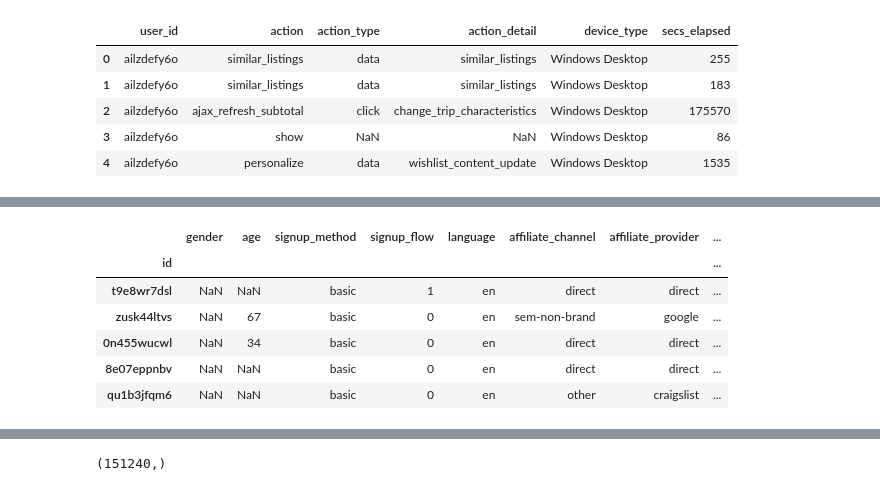
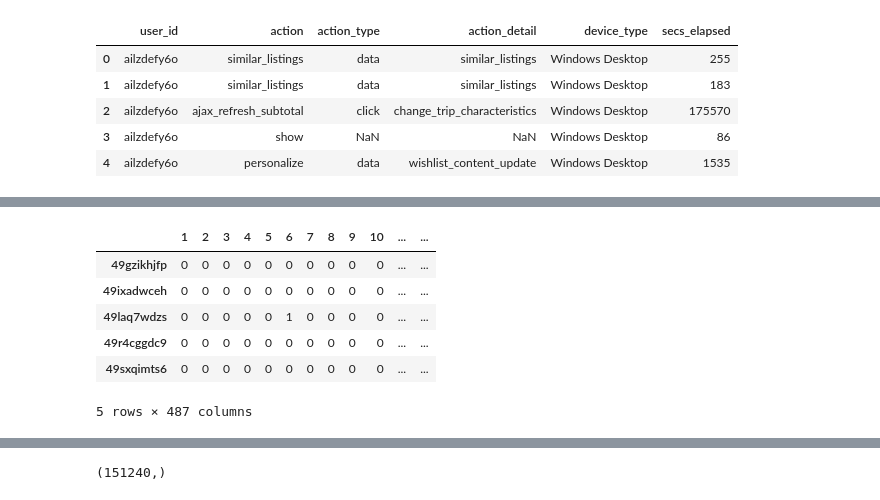
Before and after one commit to bshurick/ischool, a Jupyter notebook: Extras/Kaggle/AirBnB/airbnb.ipynb, the cells around one changed output, grey strips where cells are left out. Drawn from its saved outputs; the diff is of its cells as text; code cells hidden in the pictures.

```diff
--- a/Extras/Kaggle/AirBnB/airbnb.ipynb
+++ b/Extras/Kaggle/AirBnB/airbnb.ipynb
@@ -225,2 +428,0 @@ Name: gender, dtype: int64
-# %%
-train_set.loc[train_set['gender']=='-unknown-',['gender']] = np.nan
@@ -391,10 +428,0 @@ print(train_set[cols].shape)
-# %%
-train_set[cols].head()
-# %% [output]
-|  | gender | age | signup_method | signup_flow | language | affiliate_channel | affiliate_provider | ... |
-| id |  |  |  |  |  |  |  | ... |
-| t9e8wr7dsl | NaN | NaN | basic | 1 | en | direct | direct | ... |
-| zusk44ltvs | NaN | 67 | basic | 0 | en | sem-non-brand | google | ... |
-| 0n455wucwl | NaN | 34 | basic | 0 | en | direct | direct | ... |
-| 8e07eppnbv | NaN | NaN | basic | 0 | en | direct | direct | ... |
-| qu1b3jfqm6 | NaN | NaN | basic | 0 | en | other | craigslist | ... |
@@ -407,0 +473,19 @@ train_set_new = p.fit_transform(train_set[cols])
+# %%
+target = pd.DataFrame({'country_destination':train_set['country_destination']})
+target.index = train_set['id']
+merged = pd.merge(\
+            sessions_new\
+            , target\
+            , how='inner'\
+            , left_index=True
+            , right_index=True
+         )
+merged.head()
+# %% [output]
+|  | 1 | 2 | 3 | 4 | 5 | 6 | 7 | 8 | 9 | 10 | ... | ... |
+| 49gzikhjfp | 0 | 0 | 0 | 0 | 0 | 0 | 0 | 0 | 0 | 0 | ... | ... |
+| 49ixadwceh | 0 | 0 | 0 | 0 | 0 | 0 | 0 | 0 | 0 | 0 | ... | ... |
+| 49laq7wdzs | 0 | 0 | 0 | 0 | 0 | 1 | 0 | 0 | 0 | 0 | ... | ... |
+| 49r4cggdc9 | 0 | 0 | 0 | 0 | 0 | 0 | 0 | 0 | 0 | 0 | ... | ... |
+| 49sxqimts6 | 0 | 0 | 0 | 0 | 0 | 0 | 0 | 0 | 0 | 0 | ... | ... |
+5 rows × 487 columns
```
Also changed, not shown: parts of 92 cells of this notebook, 1 other file.
